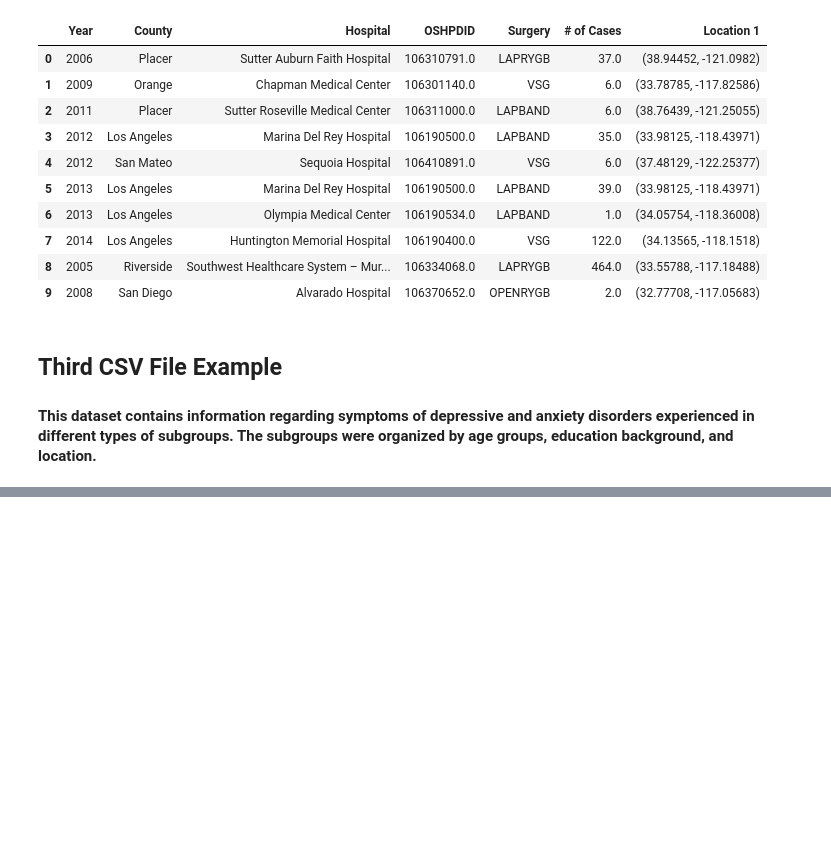
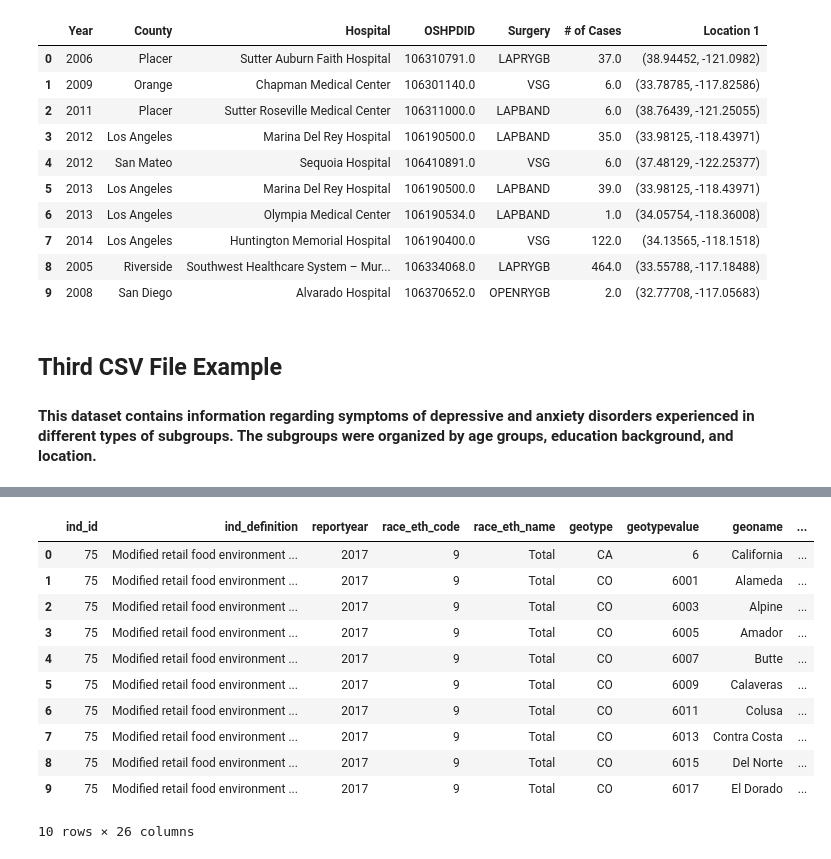
Before and after one commit to ktdutta/datasci_1_loading, a Jupyter notebook: HHA_507_DataScience_Intro_Assignment.ipynb, the cells around one changed output, grey strips where cells are left out. Cells and saved outputs as stored; diff of their text form; code cells hidden in the pictures; blank space fills up the shorter version.

Commit message:
JSON and Excel

```diff
--- a/HHA_507_DataScience_Intro_Assignment.ipynb
+++ b/HHA_507_DataScience_Intro_Assignment.ipynb
@@ -59,0 +148,16 @@ df3[:10]
+# %%
+dataset2=pp.read_excel('modified-retail-food-environment-index.xlsx')
+dataset2[:10]
+# %% [output]
+|  | ind_id | ind_definition | reportyear | race_eth_code | race_eth_name | geotype | geotypevalue | geoname | ... |
+| 0 | 75 | Modified retail food environment ... | 2017 | 9 | Total | CA | 6 | California | ... |
+| 1 | 75 | Modified retail food environment ... | 2017 | 9 | Total | CO | 6001 | Alameda | ... |
+| 2 | 75 | Modified retail food environment ... | 2017 | 9 | Total | CO | 6003 | Alpine | ... |
+| 3 | 75 | Modified retail food environment ... | 2017 | 9 | Total | CO | 6005 | Amador | ... |
+| 4 | 75 | Modified retail food environment ... | 2017 | 9 | Total | CO | 6007 | Butte | ... |
+| 5 | 75 | Modified retail food environment ... | 2017 | 9 | Total | CO | 6009 | Calaveras | ... |
+| 6 | 75 | Modified retail food environment ... | 2017 | 9 | Total | CO | 6011 | Colusa | ... |
+| 7 | 75 | Modified retail food environment ... | 2017 | 9 | Total | CO | 6013 | Contra Costa | ... |
+| 8 | 75 | Modified retail food environment ... | 2017 | 9 | Total | CO | 6015 | Del Norte | ... |
+| 9 | 75 | Modified retail food environment ... | 2017 | 9 | Total | CO | 6017 | El Dorado | ... |
+10 rows × 26 columns
```
Also changed, not shown: parts of 13 cells of this notebook.
